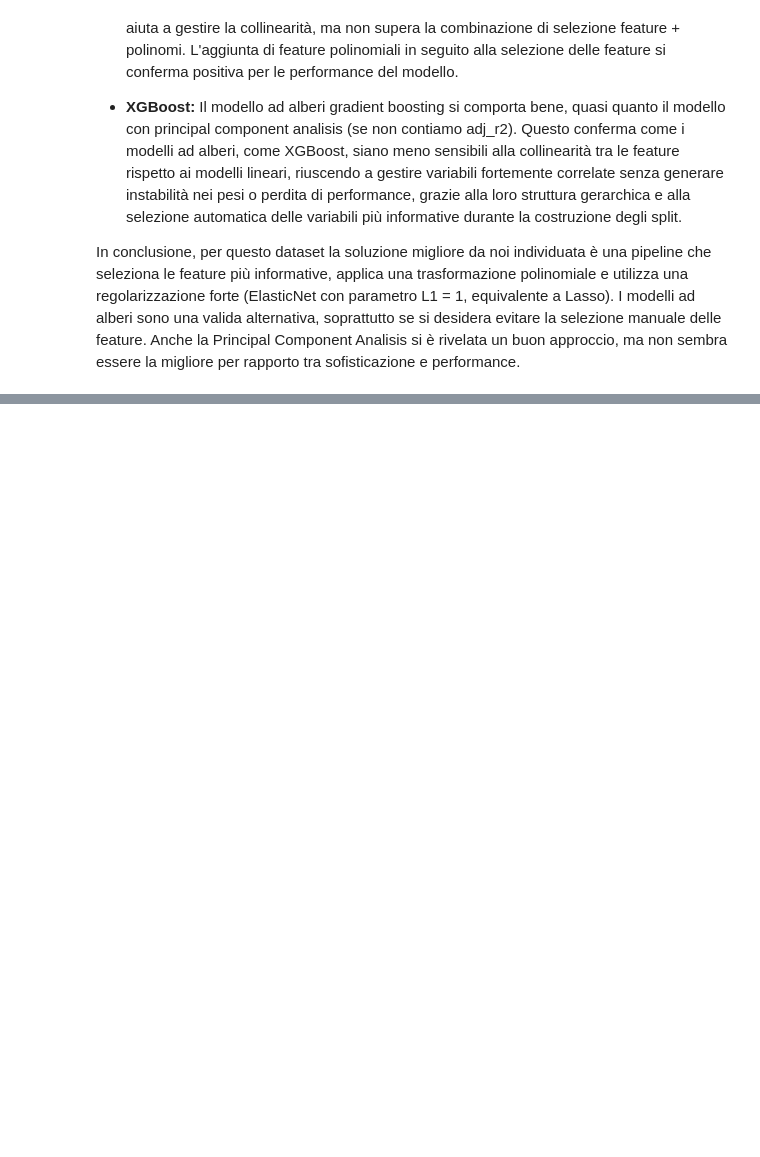
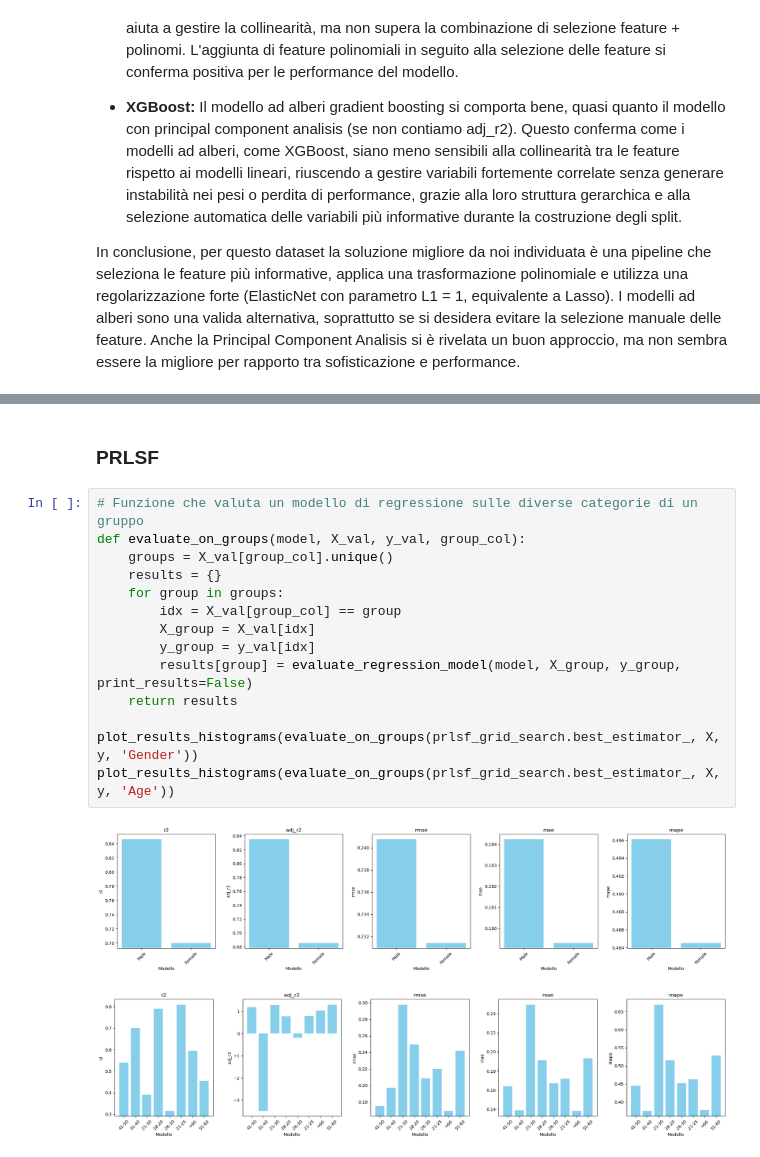
Before and after one commit to fiocchidavide/Progetto-Data-Intensive, a Jupyter notebook: temperature_regression.ipynb, the cells around one changed output, grey strips where cells are left out. Saved outputs shown, nothing was run; the diff lists cells and outputs as text; blank space fills up the shorter version.

```diff
--- a/temperature_regression.ipynb
+++ b/temperature_regression.ipynb
@@ -1178,0 +1207,19 @@ In conclusione, per questo dataset la soluzione migliore da noi individuata è u
+# %% [markdown]
+### PRLSF
+# %%
+# Funzione che valuta un modello di regressione sulle diverse categorie di un gruppo
+def evaluate_on_groups(model, X_val, y_val, group_col):
+    groups = X_val[group_col].unique()
+    results = {}
+    for group in groups:
+        idx = X_val[group_col] == group
+        X_group = X_val[idx]
+        y_group = y_val[idx]
+        results[group] = evaluate_regression_model(model, X_group, y_group, print_results=False)
+    return results
+
+plot_results_histograms(evaluate_on_groups(prlsf_grid_search.best_estimator_, X, y, 'Gender'))
+plot_results_histograms(evaluate_on_groups(prlsf_grid_search.best_estimator_, X, y, 'Age'))
+# %% [output]
+[figure, added]
+[figure, added]
```
Also changed, not shown: parts of 56 cells of this notebook.
